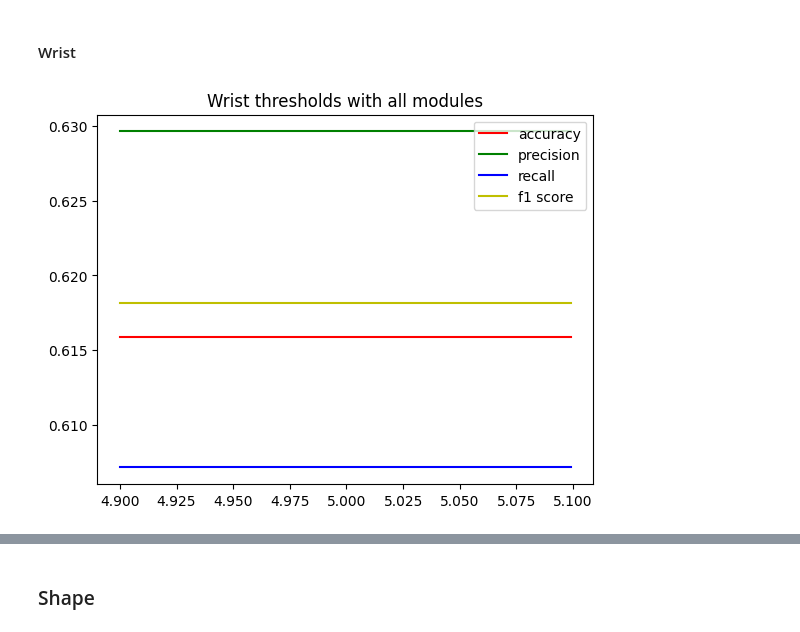
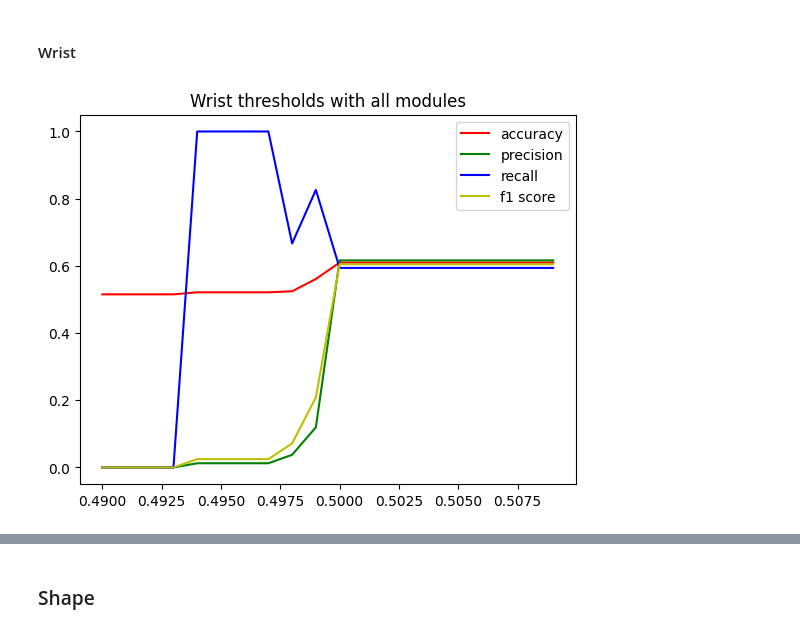
Before and after one commit to cgvillarroel/fslr-tutor, a Jupyter notebook: test.ipynb, the cells around one changed output, grey strips where cells are left out. Saved outputs shown, nothing was run; the diff lists cells and outputs as text; code cells hidden in the pictures.

```diff
--- a/test.ipynb
+++ b/test.ipynb
@@ -402,22 +402,22 @@ F1 Score : 0.6060606060606061
 # %%
 # graph different training thresholds
 utils.plot_thresholds(
     threshold_name="motion_wrist",
     title="Wrist thresholds with all modules",
-    iterator=range(4900, 5100),
+    iterator=range(490, 510),
     scale=1000,
     test_function=utils.test_with_face_binary,
     x_values=x_train_folds[9],
     y_values=y_train_folds[9],
     other_thresholds={
         "location": 0.975,
         "motion_shoulder": 0.5,
         "motion_elbow": 0.5,
         "shape": 0.92,
         "face": 0.995,
     })
 # %% [output]
-[figure, old version]
+[figure, new version]
 # %%
 # test set threshold
 utils.test_thresholds_binary(
```
Also changed, not shown: parts of 27 cells of this notebook, 1 other file.
